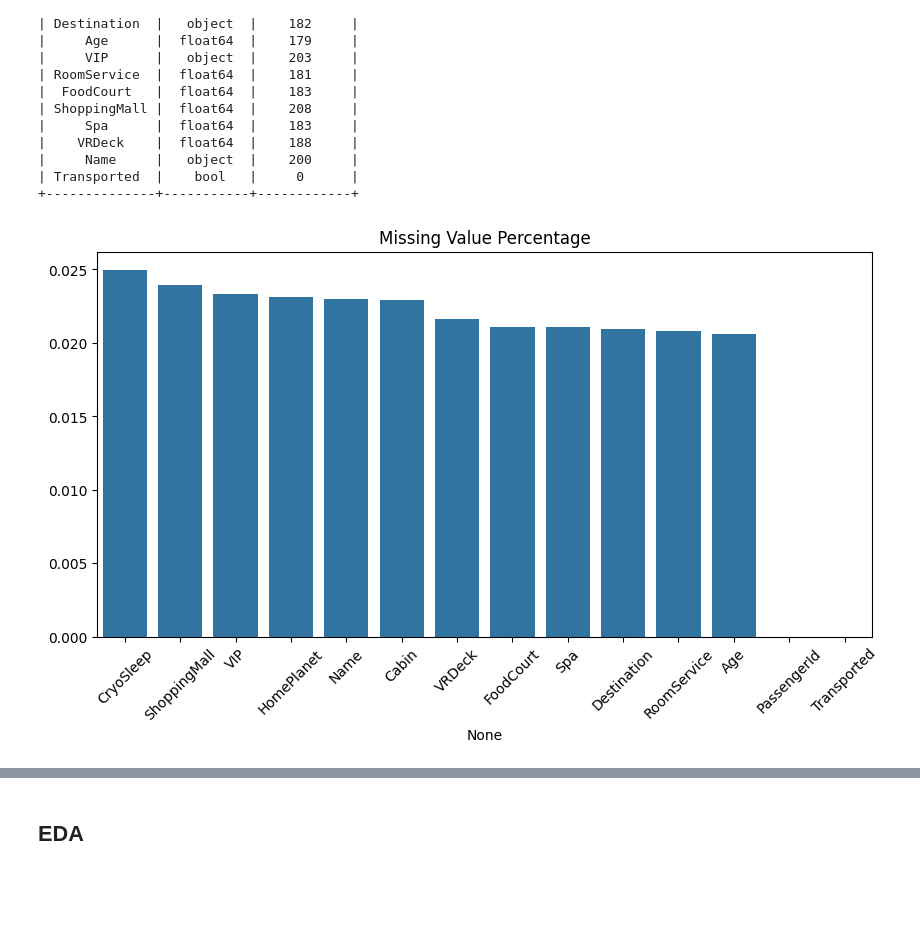
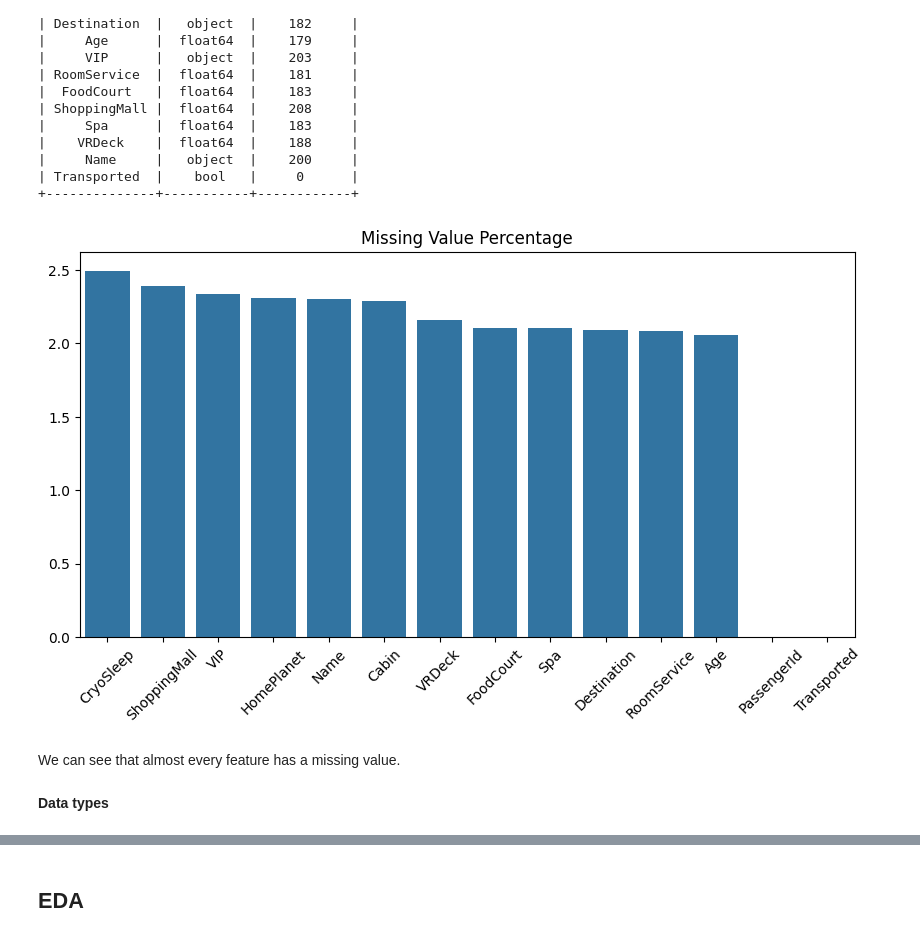
Before and after one commit to YarinArava/SpaceShipTitanic_FinalProject, a Jupyter notebook: Spaceship_Titanic_edited_2.ipynb, the cells around one changed output, grey strips where cells are left out. Drawn from its saved outputs; the diff is of its cells as text; code cells hidden in the pictures; blank space fills up the shorter version.

```diff
--- a/Spaceship_Titanic_edited_2.ipynb
+++ b/Spaceship_Titanic_edited_2.ipynb
@@ -73,12 +73,17 @@ print_nulls_info()
 | Transported  |    bool   |     0      |
 +--------------+-----------+------------+
 # %%
-# Checking which of columns have missing value and its percentage
+# Missing value visualization
 missing = df.isnull().mean().sort_values(ascending=False)
 plt.figure(figsize=(10,5))
-sns.barplot(x=missing.index, y=missing.values)
+sns.barplot(x=missing.index, y=missing.values*100)
 plt.xticks(rotation=45)
 plt.title("Missing Value Percentage")
+plt.xlabel("")
 plt.show()
 # %% [output]
-[figure, old version]
+[figure, new version]
+# %% [markdown]
+We can see that almost every feature has a missing value.
+# %% [markdown]
+**Data types**
```
Also changed, not shown: parts of 47 cells of this notebook.
